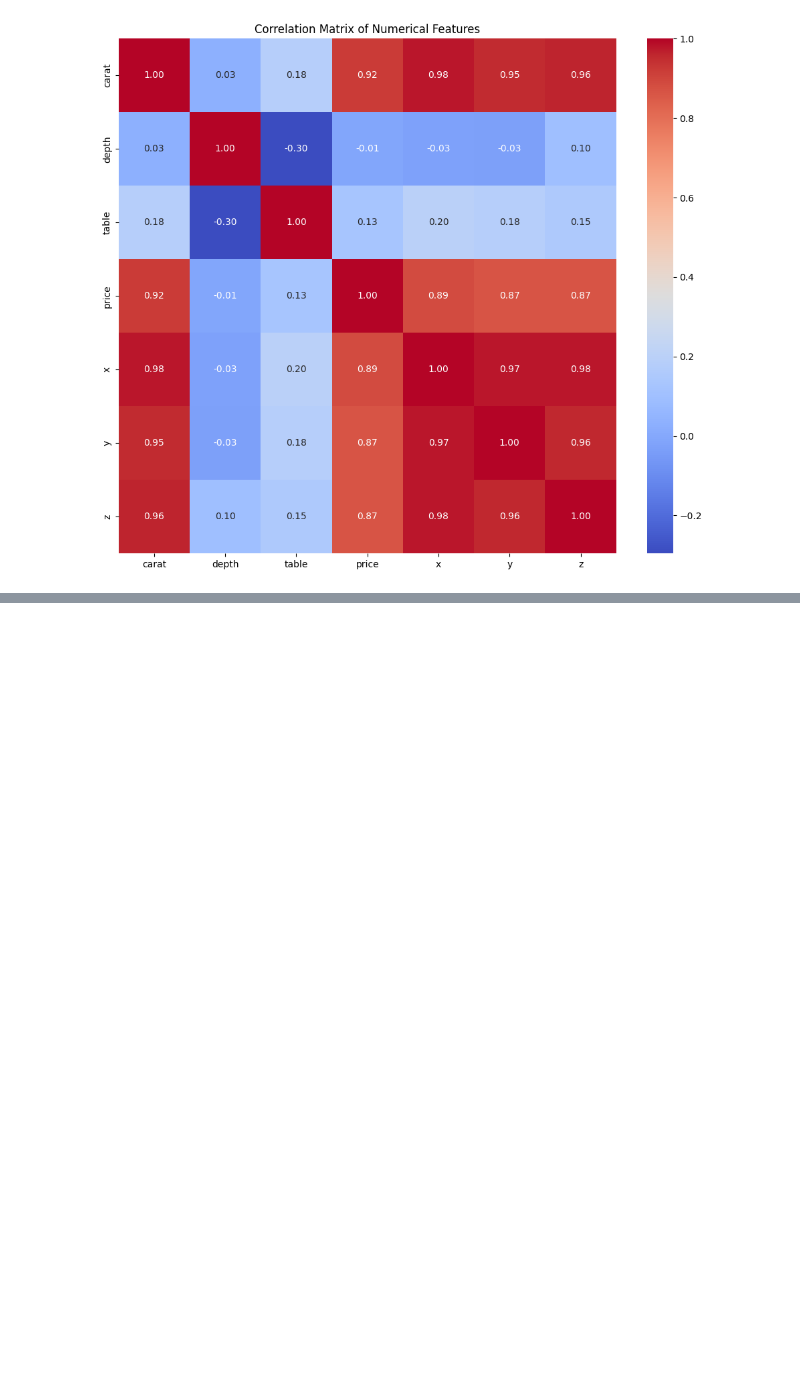
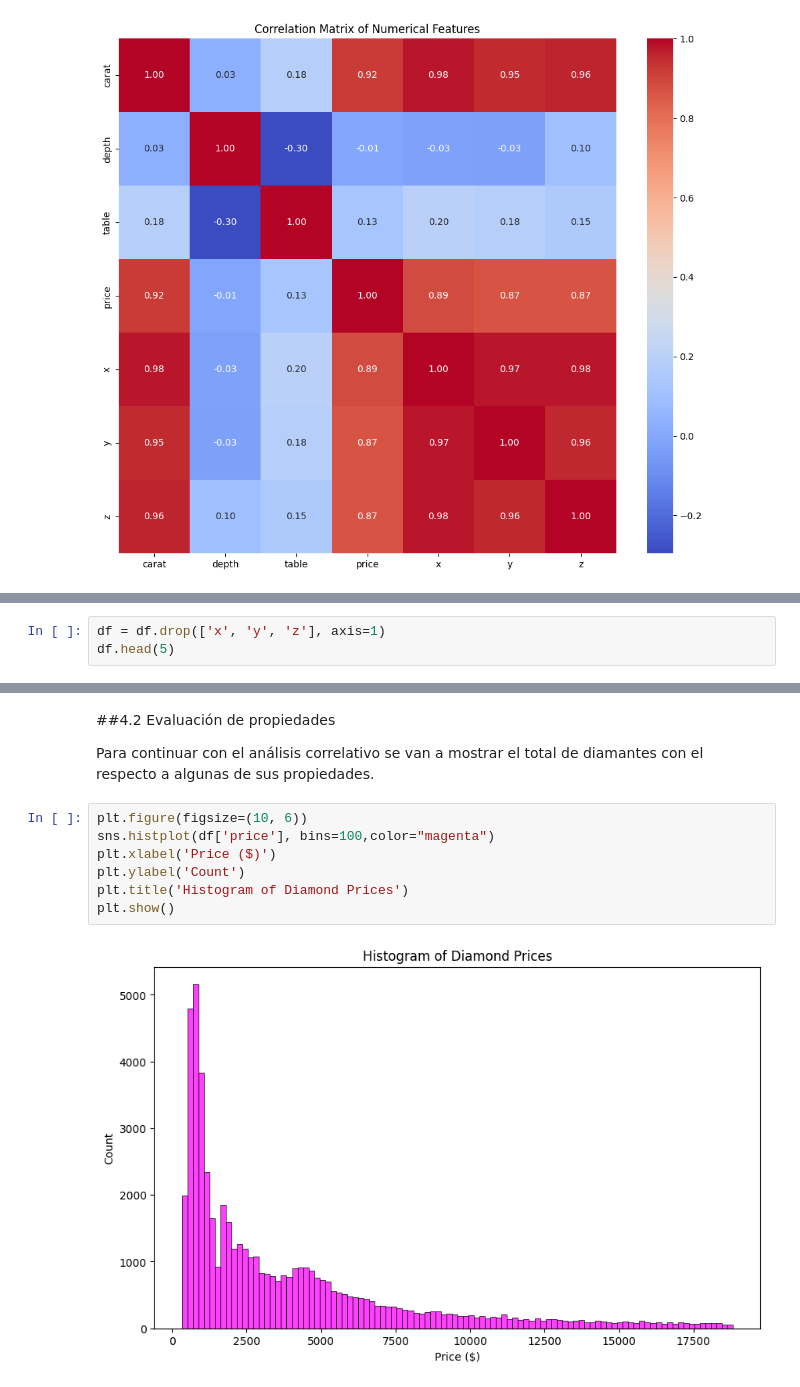
Before and after one commit to robertomartinezedu/Curso-IA-BigData, a Jupyter notebook: PIA_UD1_Entrega1.ipynb, the cells around one changed output, grey strips where cells are left out. Drawn from its saved outputs; the diff is of its cells as text; blank space fills up the shorter version.

```diff
--- a/PIA_UD1_Entrega1.ipynb
+++ b/PIA_UD1_Entrega1.ipynb
@@ -218,0 +224,3 @@ plt.show()
+# %%
+df = df.drop(['x', 'y', 'z'], axis=1)
+df.head(5)
@@ -218,0 +234,13 @@ plt.show()
+# %% [markdown]
+##4.2 Evaluación de propiedades
+
+Para continuar con el análisis correlativo se van a mostrar el total de diamantes con el respecto a algunas de sus propiedades.
+# %%
+plt.figure(figsize=(10, 6))
+sns.histplot(df['price'], bins=100,color="magenta")
+plt.xlabel('Price ($)')
+plt.ylabel('Count')
+plt.title('Histogram of Diamond Prices')
+plt.show()
+# %% [output]
+[figure, added]
```
Also changed, not shown: parts of 5 cells of this notebook.
